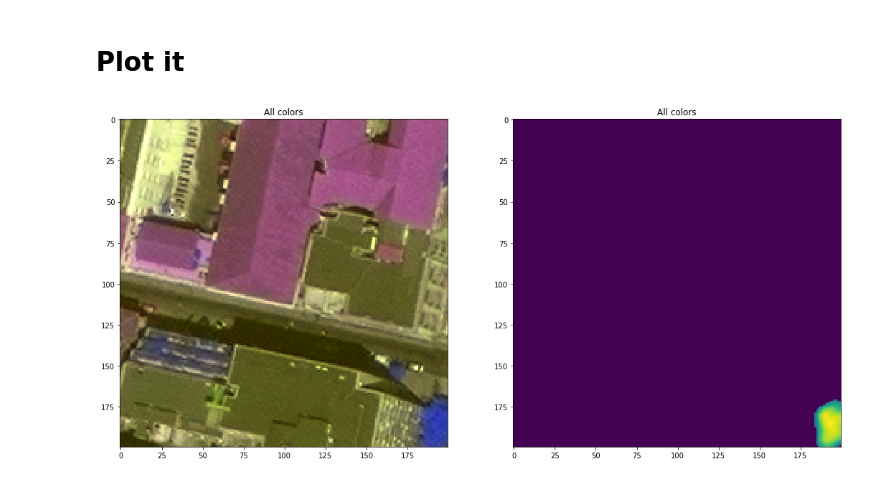
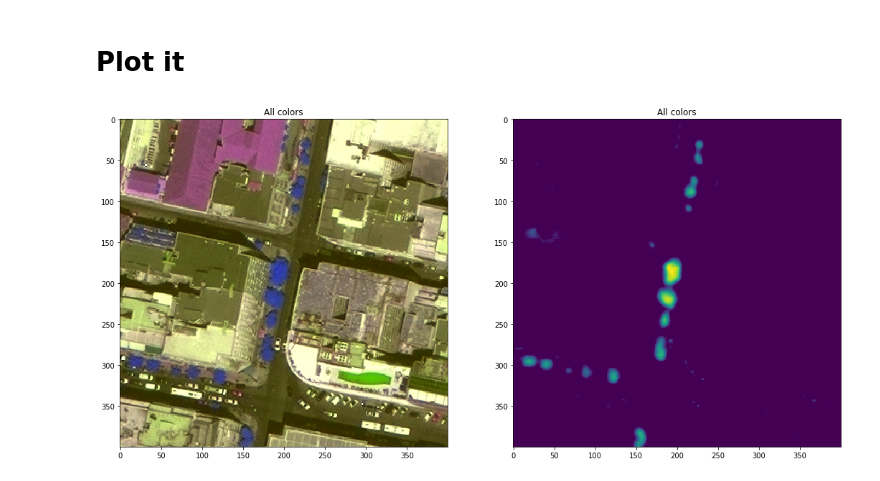
Before and after one commit to mstefferson/Canopy, a Jupyter notebook: notebooks/plot_example.ipynb, the cells around one changed output. Cells and saved outputs as stored; diff of their text form; code cells hidden in the pictures.

```diff
--- a/notebooks/plot_example.ipynb
+++ b/notebooks/plot_example.ipynb
@@ -22,20 +23,25 @@ ds_all = rasterio.open(tifffile)
 # select subset for plotting
 r_start = ds_all.height // 2
 c_start = ds_all.width // 2
-delta = 200
+delta = 400
 r_end = r_start + delta
 c_end = c_start + delta
 # %% [markdown]
 # Plot it
 # %%
 # get the band data
-band_data = src.satellite_analyze.get_satellite_subset(ds_all, r_start, r_end, c_start, c_end)
+band_data = src.satellite_analyze.get_satellite_subset(ds_all,
+                                                       r_start,
+                                                       r_end,
+                                                       c_start,
+                                                       c_end,
+                                                       norm=255)
 # get tree data
 plant_data = src.satellite_analyze.get_tree_finder_image(band_data)
 # get peaks
-trees_local = src.models.detect_peaks(plant_data)
+trees_local = src.models.models.detect_peaks(plant_data)
 # plot
-src.plot.plot_satellite_image(band_data, plant_data, plot_all=False,
+src.plot.plot_satellite_image(band_data.astype(int), plant_data, plot_all=False,
                               tree_loc=None, colorbands=[0,1,3])
 # %% [output]
-[figure, old version]
+[figure, new version]
```
Also changed, not shown: parts of 2 cells of this notebook, 6 other files.
